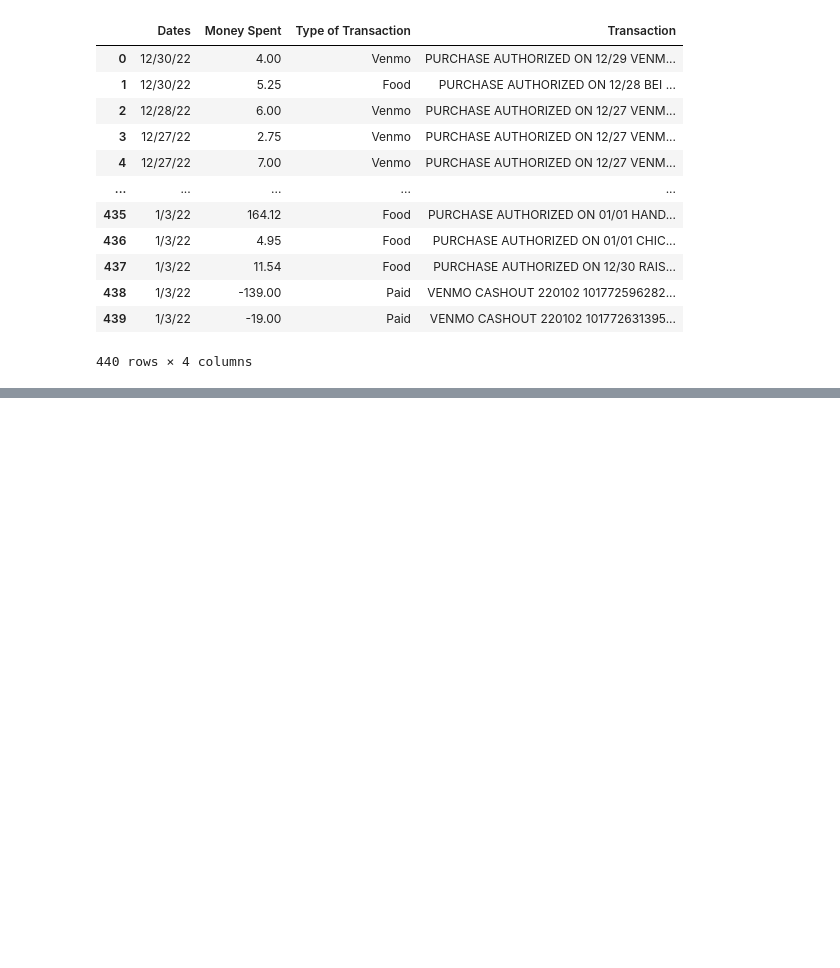
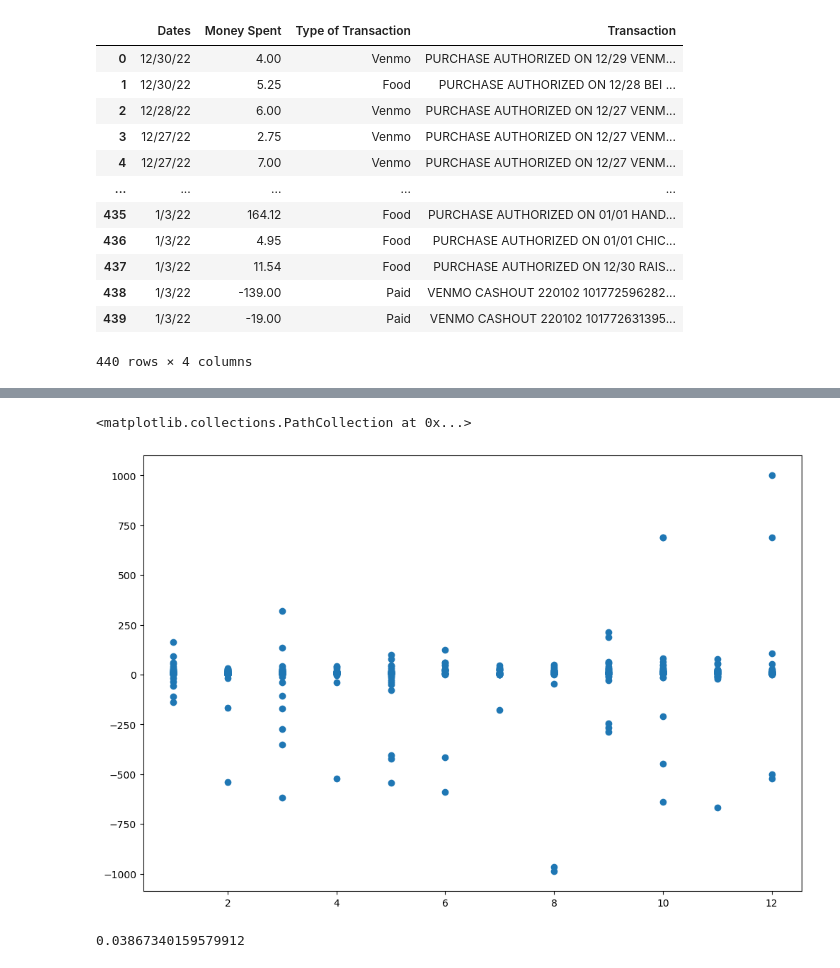
Before and after one commit to ekye0512/Personal_Bank_Budgeting, a Jupyter notebook: Personal_Bank_Budgeting.ipynb, the cells around one changed output, grey strips where cells are left out. Cells and saved outputs as stored; diff of their text form; code cells hidden in the pictures; blank space fills up the shorter version.

Commit message:
split up data into months, made a few graphs and found the linear regression model

```diff
--- a/Personal_Bank_Budgeting.ipynb
+++ b/Personal_Bank_Budgeting.ipynb
@@ -75,0 +102,12 @@ df
+# %%
+df['Dates'] = pd.to_datetime(df['Dates'])
+
+
+
+df['Month'] = df['Dates'].dt.month
+
+
+df
+
+
+#putting the dates into date time format, and extracting the month to have a month by month analysis
@@ -75,0 +152,16 @@ df
+# %%
+plt.figure(figsize=(12,8))
+plt.scatter(data=df, x='Month', y='Money Spent')
+
+#scatter plot of Money Spent vs Month
+# %% [output]
+<matplotlib.collections.PathCollection at 0x...>
+[figure, added]
+# %%
+x=df['Month']
+y=df['Money Spent']
+x.corr(y)
+
+#getting a correlation coefficent between x and y, clearly no linear relationship between Month and money spent
+# %% [output]
+0.03867340159579912
```
Also changed, not shown: parts of 10 cells of this notebook.
